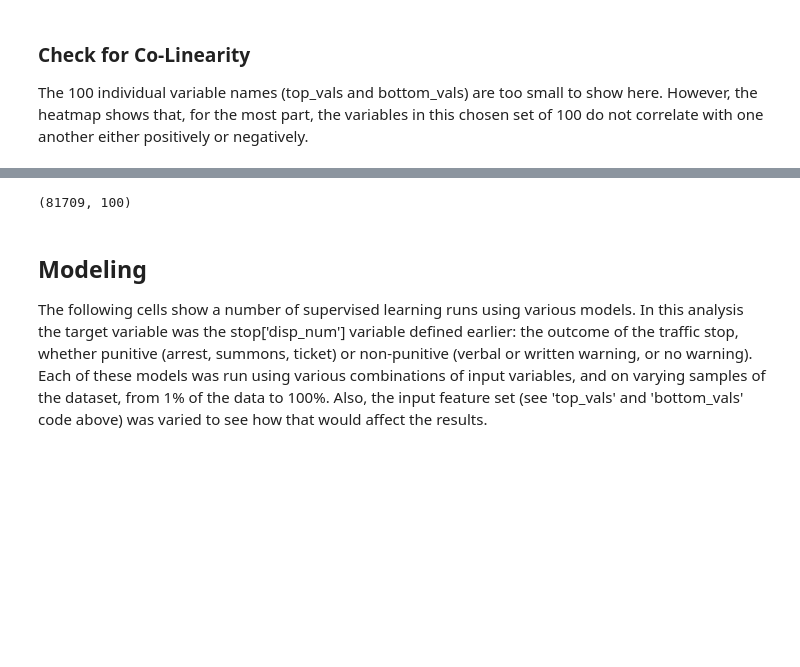
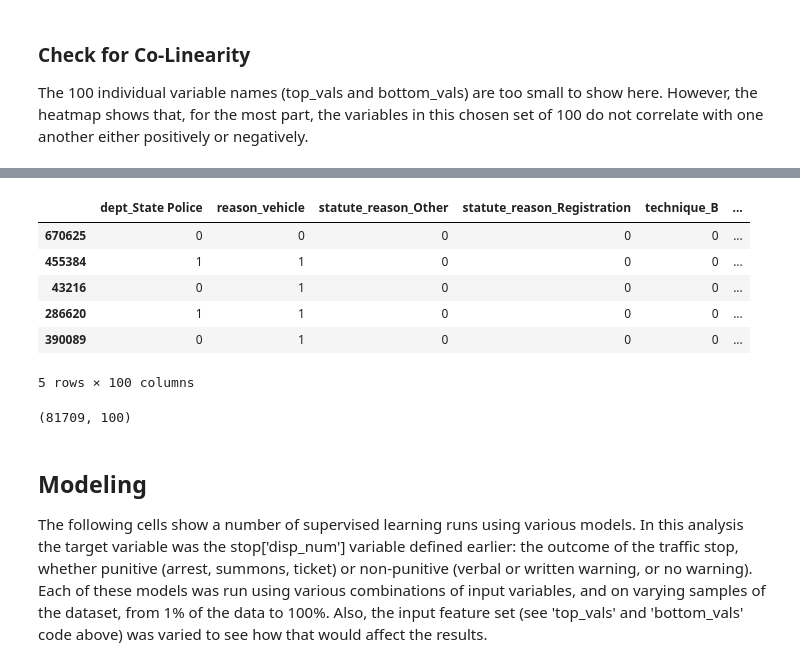
Before and after one commit to maf5509/Detecting_Implicit_Bias_in_Traffic_Stops, a Jupyter notebook: Traffic_Stop.ipynb, the cells around one changed output, grey strips where cells are left out. Drawn from its saved outputs; the diff is of its cells as text; code cells hidden in the pictures; blank space fills up the shorter version.

```diff
--- a/Traffic_Stop.ipynb
+++ b/Traffic_Stop.ipynb
@@ -846,4 +851,14 @@ X = stop_dummies[top_plus_bottom]
 
 Y = pd.DataFrame(stop_samp['disp_num'])
 Y=Y.astype('int')
+# %%
+X.head()
+# %% [output]
+|  | dept_State Police | reason_vehicle | statute_reason_Other | statute_reason_Registration | technique_B | ... |
+| 670625 | 0 | 0 | 0 | 0 | 0 | ... |
+| 455384 | 1 | 1 | 0 | 0 | 0 | ... |
+| 43216 | 0 | 1 | 0 | 0 | 0 | ... |
+| 286620 | 1 | 1 | 0 | 0 | 0 | ... |
+| 390089 | 0 | 1 | 0 | 0 | 0 | ... |
+5 rows × 100 columns
 # %%
```
Also changed, not shown: parts of 46 cells of this notebook.
